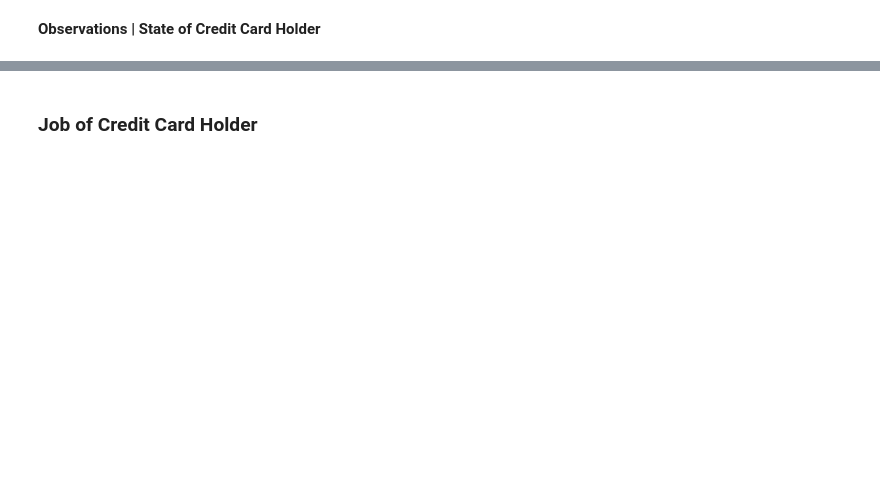
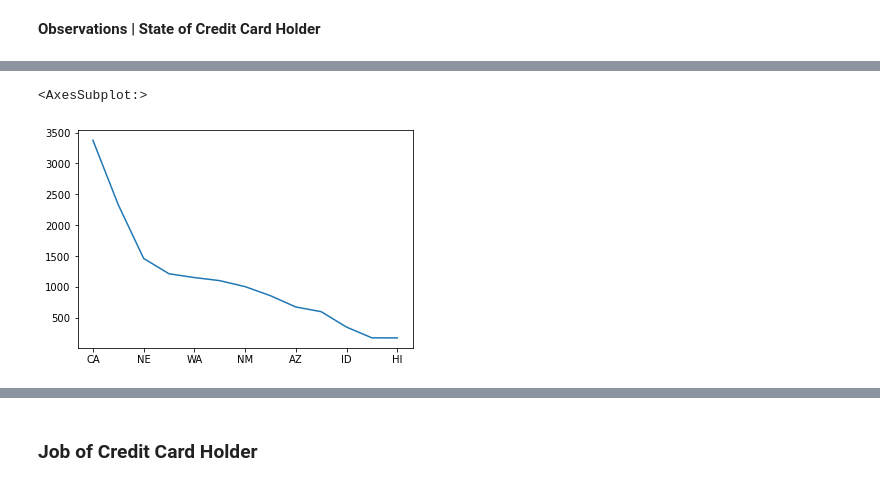
Before and after one commit to keithotuomagie/credit_card_fraud_model, a Jupyter notebook: Untitled.ipynb, the cells around one changed output, grey strips where cells are left out. Saved outputs shown, nothing was run; the diff lists cells and outputs as text; code cells hidden in the pictures; blank space fills up the shorter version.

```diff
--- a/Untitled.ipynb
+++ b/Untitled.ipynb
@@ -422,0 +516,7 @@ Text(0.5, 1.0, 'Breakdown of Merchant Category for Fraud Cases')
+# %%
+# Visualization of the cardinality of the 'State' column
+
+fraud_df['state'].value_counts().plot()
+# %% [output]
+<AxesSubplot:>
+[figure, added]
```
Also changed, not shown: parts of 30 cells of this notebook.
